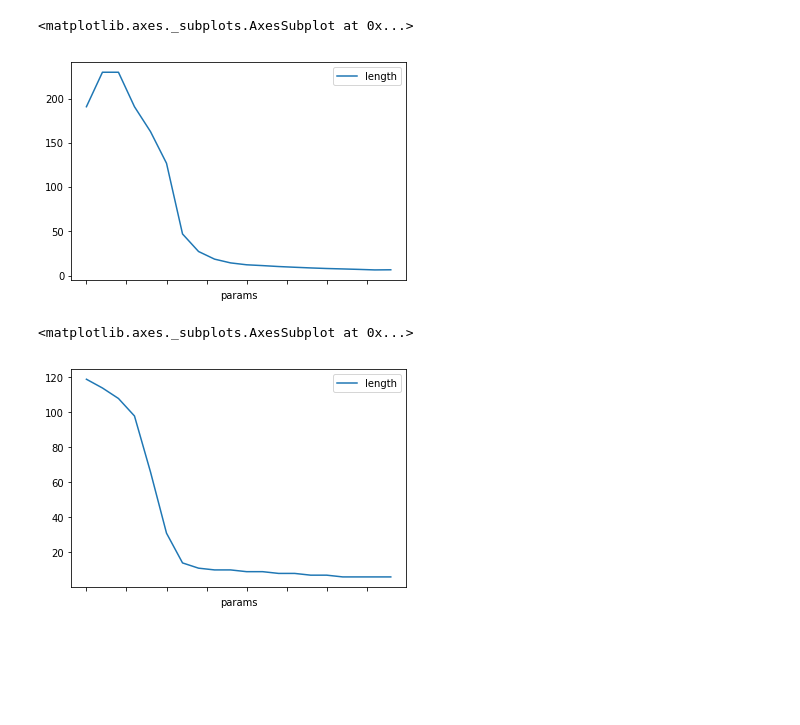
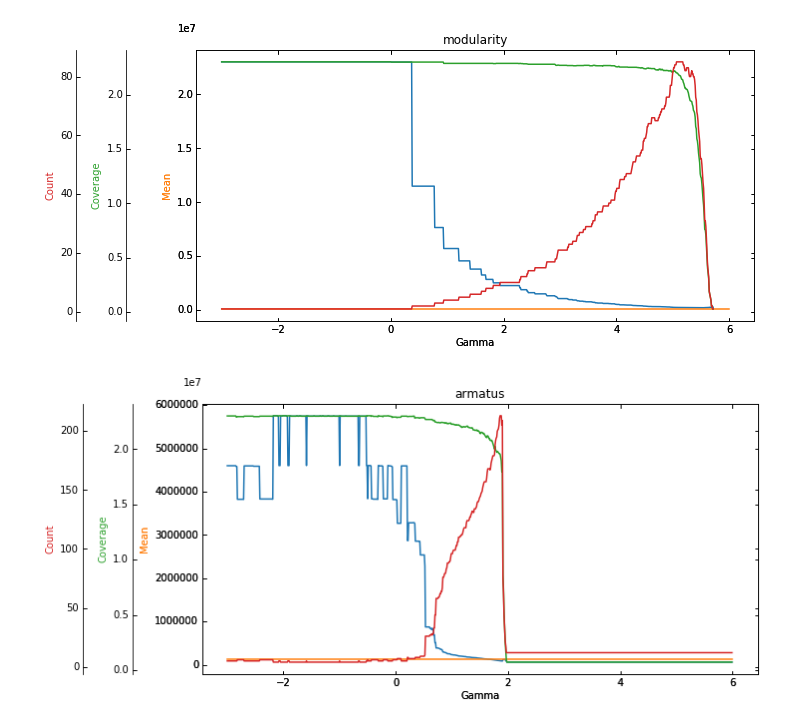
Before and after one commit to dmitrymyl/TADselect, a Jupyter notebook: examples/example_run.ipynb, the cells around one changed output. Drawn from its saved outputs; the diff is of its cells as text; code cells hidden in the pictures; blank space fills up the shorter version.

```diff
--- a/examples/example_run.ipynb
+++ b/examples/example_run.ipynb
@@ -12,13 +35,2 @@ for gamma in np.arange(0, 10, 0.1):
 # %%
 df = lc.segmentation2df()
-df['length'] = df.end-df.bgn
-# %%
-df.groupby('params').mean().reset_index().plot('params', 'length')
-# %% [output]
-<matplotlib.axes._subplots.AxesSubplot at 0x...>
-[figure, removed]
-# %%
-df.groupby('params').median().reset_index().plot('params', 'length')
-# %% [output]
-<matplotlib.axes._subplots.AxesSubplot at 0x...>
-[figure, removed]
@@ -24,0 +41,45 @@ df.groupby('params').median().reset_index().plot('params', 'length')
+# %%
+for method in ['modularity', 'armatus']:
+
+    gr_mean = df.query('method=="{}"'.format(method)).groupby(['gamma', 'method']).mean().reset_index().sort_values(['method', 'gamma'])
+    #gr_median = df.query('method=="{}"'.format(method)).groupby(['gamma', 'method']).median().reset_index().sort_values(['method', 'gamma'])
+    gr_count = df.query('method=="{}"'.format(method)).groupby(['gamma', 'method']).count().reset_index().sort_values(['method', 'gamma'])
+    gr_cov = df.query('method=="{}"'.format(method)).groupby(['gamma', 'method']).sum().reset_index().sort_values(['method', 'gamma'])
+
+    plt.figure(figsize=[10,5])
+    host = host_subplot(111, axes_class=AA.Axes)
+
+    par1 = host.twinx()
+    par2 = host.twinx()
+
+    offset = 70
+    new_fixed_axis = par1.get_grid_helper().new_fixed_axis
+    par1.axis["left"] = new_fixed_axis(loc="left",
+                                        axes=par1,
+                                        offset=(-offset, 0))
+
+
+    offset = 120
+    new_fixed_axis = par2.get_grid_helper().new_fixed_axis
+    par2.axis["left"] = new_fixed_axis(loc="left",
+                                        axes=par2,
+                                        offset=(-offset, 0))
+
+    host.set_xlabel("Gamma")
+    host.set_ylabel("Mean")
+    par1.set_ylabel("Coverage")
+    par2.set_ylabel("Count")
+
+    p1, = host.plot(gr_mean.gamma,   gr_mean.length,   label="{} mean".format(method))
+    p1, = host.plot([-3,6], [120000, 120000])
+    p2, = par1.plot(gr_cov.gamma, gr_cov.length, label="{} coverage".format(method))
+    p3, = par2.plot(gr_count.gamma,  gr_count.length,  label="{} count".format(method))
+
+    host.axis["left"].label.set_color(p1.get_color())
+    par1.axis["left"].label.set_color(p2.get_color())
+    par2.axis["left"].label.set_color(p3.get_color())
+
+    plt.title(method)
+# %% [output]
+[figure, added]
+[figure, added]
```
Also changed, not shown: parts of 9 cells of this notebook, 5 other files.
